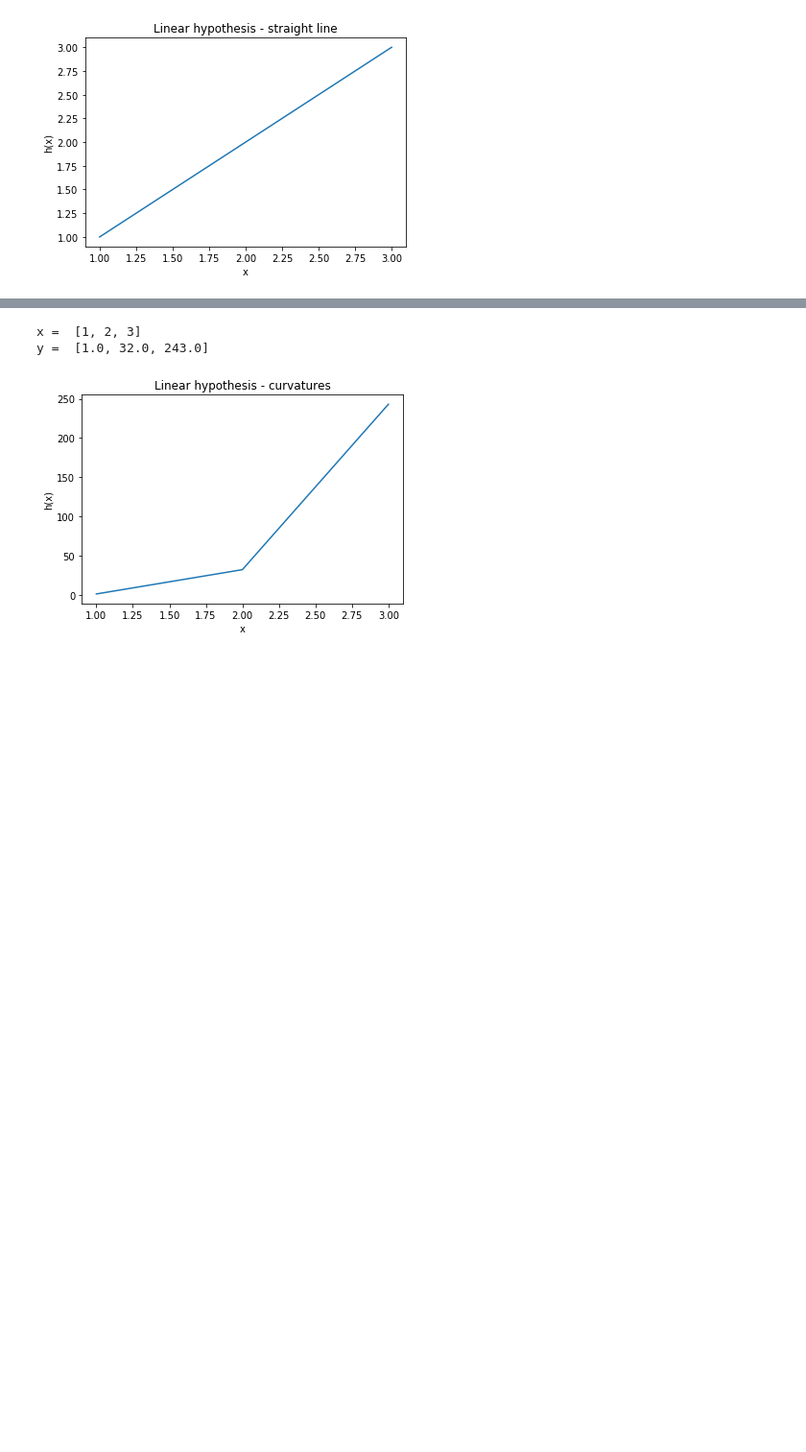
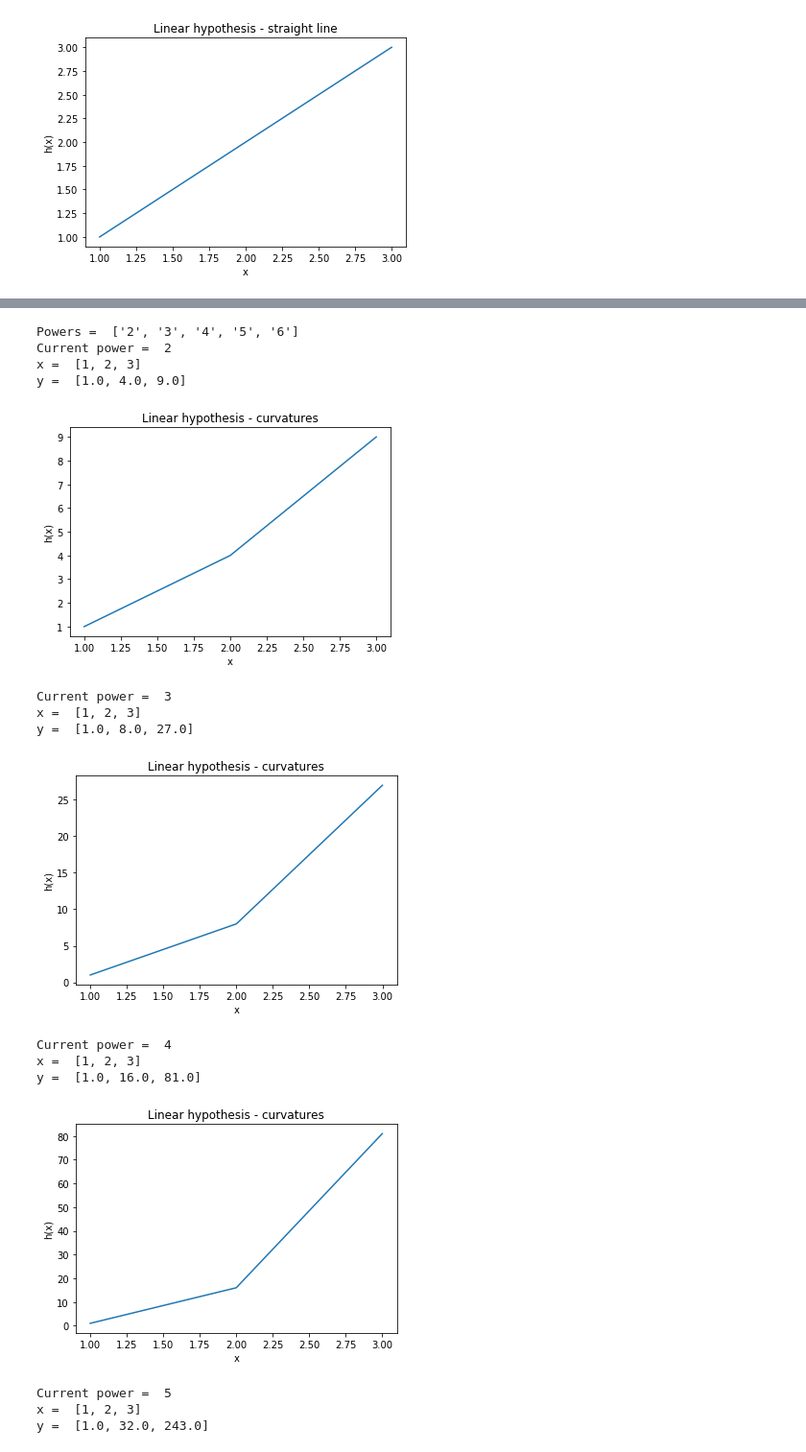
Before and after one commit to shreeya-sengupta/jupyter_notebooks, a Jupyter notebook: linear-nonlinear-models.ipynb, the cells around one changed output, grey strips where cells are left out. Shown at 96% size. Saved outputs shown, nothing was run; the diff lists cells and outputs as text; code cells hidden in the pictures; blank space fills up the shorter version.

```diff
--- a/linear-nonlinear-models.ipynb
+++ b/linear-nonlinear-models.ipynb
@@ -30,0 +22,10 @@ Power of x = 5
+# %%
+print("Linear hypothesis - curved lines")
+from math import pow
+import ipywidgets as widgets
+from ipywidgets import Layout
+style = {'description_width': 'initial'}
+n = widgets.Text(value='',description='Enter 5 powers of x separated by comma',
+                 style=style,
+                 disabled=False,layout=Layout(width='50%', height='80px', positioning='right'))
+display(n)
@@ -31,16 +35,34 @@ Power of x = 5
 # %%
-print("x = ", x)
-for i in range(len(x)):
-    tempX = x[i]
-    tempXPow = pow(float(tempX), float(n))
-    y[i] = tempXPow
-print("y = ", y)
-plt.plot(x,y)
-plt.xlabel('x')
-plt.ylabel('h(x)')
-plt.title('Linear hypothesis - curvatures')
-plt.show()
+n1 = n.value.split(",")
+print('Powers = ', n1)
+
+for j in range(len(n1)):
+    print('Current power = ', n1[j])
+    print("x = ", x)
+    for i in range(len(x)):
+        tempX = x[i]
+        tempXPow = pow(float(tempX), float(n1[j]))
+        y[i] = tempXPow
+    print("y = ", y)
+    plt.plot(x,y)
+    plt.xlabel('x')
+    plt.ylabel('h(x)')
+    plt.title('Linear hypothesis - curvatures')
+    plt.show()
 # %% [output]
+Powers =  ['2', '3', '4', '5', '6']
+Current power =  2
 x =  [1, 2, 3]
-y =  [1.0, 32.0, 243.0]
+y =  [1.0, 4.0, 9.0]
-[figure, old version]
+[figure, new version]
+Current power =  3
+x =  [1, 2, 3]
+y =  [1.0, 8.0, 27.0]
+[figure, added]
+Current power =  4
+x =  [1, 2, 3]
+y =  [1.0, 16.0, 81.0]
+[figure, added]
+Current power =  5
+x =  [1, 2, 3]
+y =  [1.0, 32.0, 243.0]
```
Also changed, not shown: parts of 3 cells of this notebook.
